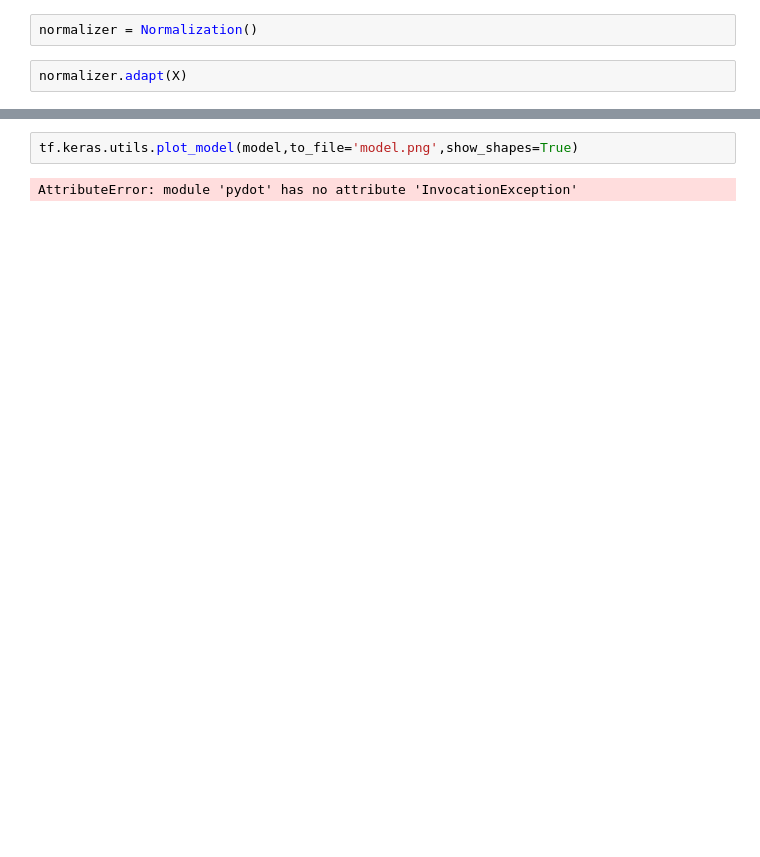
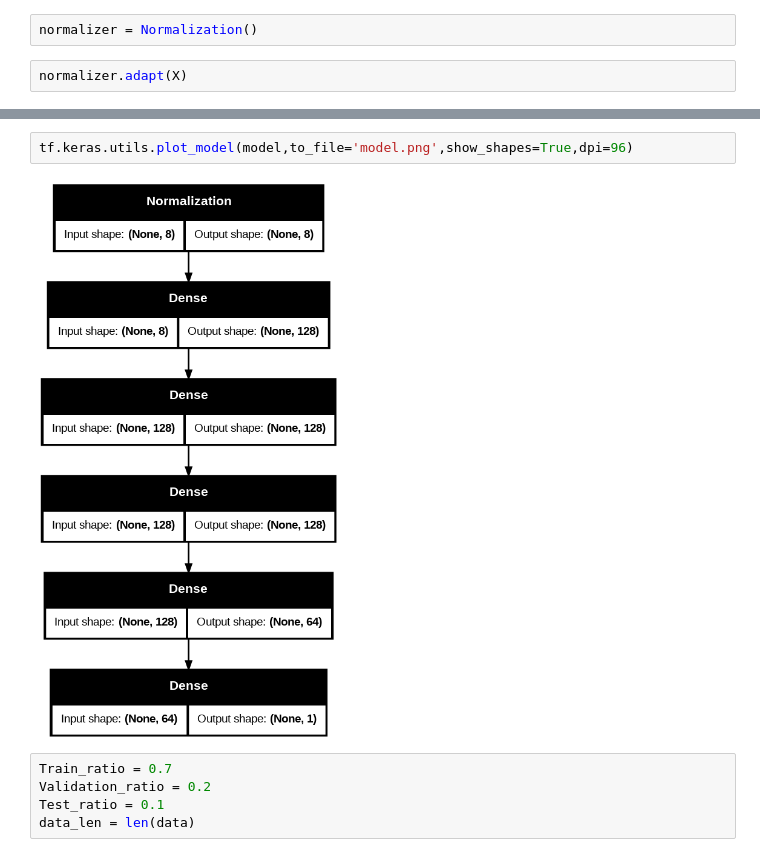
Before and after one commit to Krish3736/Car-price-prediction, a Jupyter notebook: car_prediction_model_training.ipynb, the cells around one changed output, grey strips where cells are left out. Saved outputs shown, nothing was run; the diff lists cells and outputs as text; blank space fills up the shorter version.

```diff
--- a/car_prediction_model_training.ipynb
+++ b/car_prediction_model_training.ipynb
@@ -157,4 +304,9 @@ Model: "sequential"
 # %%
-tf.keras.utils.plot_model(model,to_file='model.png',show_shapes=True)
+tf.keras.utils.plot_model(model,to_file='model.png',show_shapes=True,dpi=96)
 # %% [output]
-AttributeError: module 'pydot' has no attribute 'InvocationException'
+[figure, added]
+# %%
+Train_ratio = 0.7
+Validation_ratio = 0.2
+Test_ratio = 0.1
+data_len = len(data)
```
Also changed, not shown: parts of 49 cells of this notebook.
